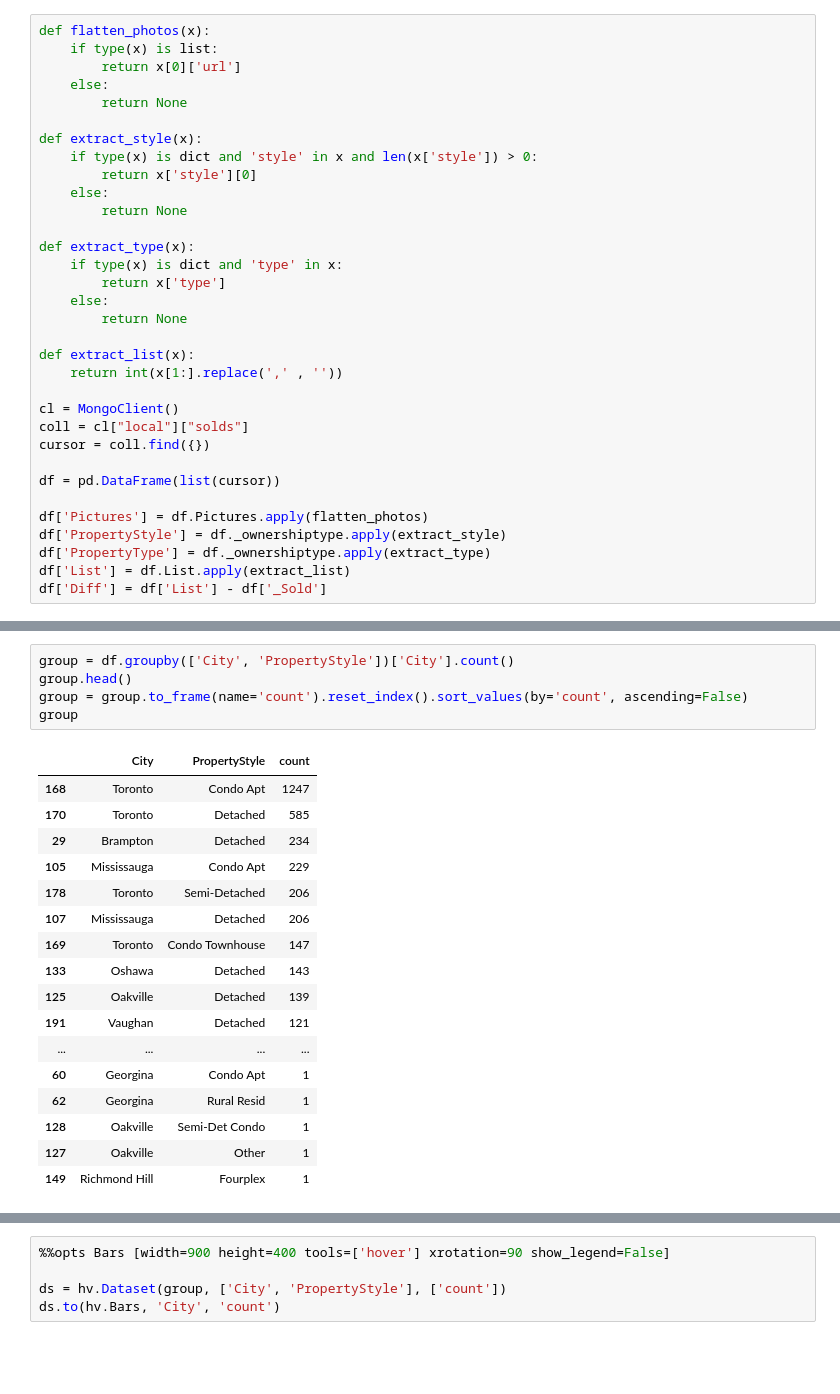
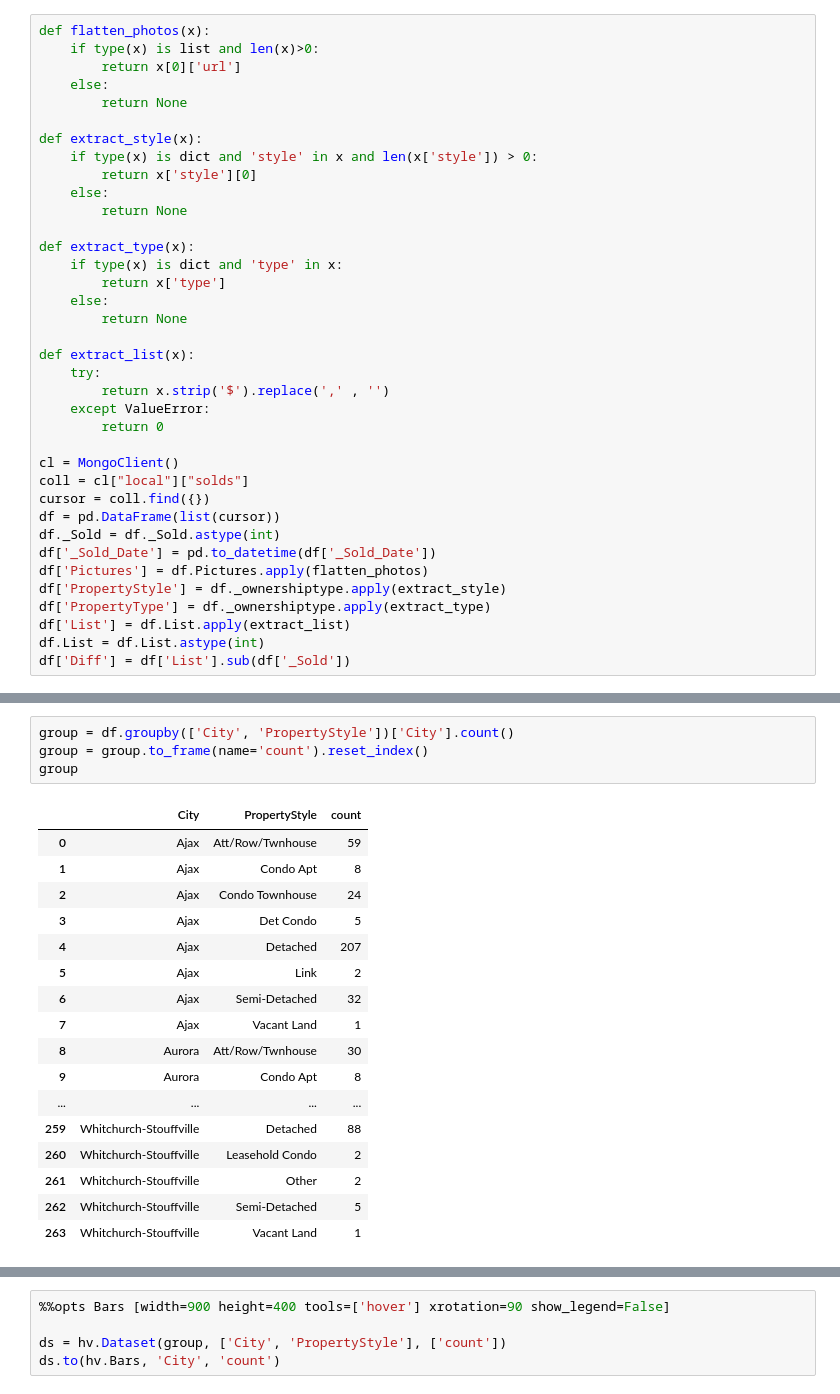
Before and after one commit to kzabashta/toronto-housing, a Jupyter notebook: analysis.ipynb, the cells around one changed output, grey strips where cells are left out. Saved outputs shown, nothing was run; the diff lists cells and outputs as text; blank space fills up the shorter version.

```diff
--- a/analysis.ipynb
+++ b/analysis.ipynb
@@ -11,6 +14,6 @@ from pymongo import MongoClient
 # %%
 def flatten_photos(x):
-    if type(x) is list:
+    if type(x) is list and len(x)>0:
         return x[0]['url']
     else:
         return None
@@ -28,19 +31,23 @@ def extract_type(x):
         return None
 
 def extract_list(x):
-    return int(x[1:].replace(',' , ''))
+    try:
+        return x.strip('$').replace(',' , '')
+    except ValueError:
+        return 0
 
 cl = MongoClient()
 coll = cl["local"]["solds"]
 cursor = coll.find({})
-
 df = pd.DataFrame(list(cursor))
-
+df._Sold = df._Sold.astype(int)
+df['_Sold_Date'] = pd.to_datetime(df['_Sold_Date'])
 df['Pictures'] = df.Pictures.apply(flatten_photos)
 df['PropertyStyle'] = df._ownershiptype.apply(extract_style)
 df['PropertyType'] = df._ownershiptype.apply(extract_type)
 df['List'] = df.List.apply(extract_list)
-df['Diff'] = df['List'] - df['_Sold']
+df.List = df.List.astype(int)
+df['Diff'] = df['List'].sub(df['_Sold'])
 # %%
 df.head()
 # %% [output]
@@ -53,23 +60,22 @@ df.head()
 # %%
 group = df.groupby(['City', 'PropertyStyle'])['City'].count()
-group.head()
-group = group.to_frame(name='count').reset_index().sort_values(by='count', ascending=False)
+group = group.to_frame(name='count').reset_index()
 group
 # %% [output]
 |  | City | PropertyStyle | count |
-| 168 | Toronto | Condo Apt | 1247 |
-| 170 | Toronto | Detached | 585 |
-| 29 | Brampton | Detached | 234 |
-| 105 | Mississauga | Condo Apt | 229 |
-| 178 | Toronto | Semi-Detached | 206 |
-| 107 | Mississauga | Detached | 206 |
-| 169 | Toronto | Condo Townhouse | 147 |
-| 133 | Oshawa | Detached | 143 |
-| 125 | Oakville | Detached | 139 |
-| 191 | Vaughan | Detached | 121 |
+| 0 | Ajax | Att/Row/Twnhouse | 59 |
+| 1 | Ajax | Condo Apt | 8 |
+| 2 | Ajax | Condo Townhouse | 24 |
+| 3 | Ajax | Det Condo | 5 |
+| 4 | Ajax | Detached | 207 |
+| 5 | Ajax | Link | 2 |
+| 6 | Ajax | Semi-Detached | 32 |
+| 7 | Ajax | Vacant Land | 1 |
+| 8 | Aurora | Att/Row/Twnhouse | 30 |
+| 9 | Aurora | Condo Apt | 8 |
 | ... | ... | ... | ... |
-| 60 | Georgina | Condo Apt | 1 |
-| 62 | Georgina | Rural Resid | 1 |
-| 128 | Oakville | Semi-Det Condo | 1 |
-| 127 | Oakville | Other | 1 |
-| 149 | Richmond Hill | Fourplex | 1 |
+| 259 | Whitchurch-Stouffville | Detached | 88 |
+| 260 | Whitchurch-Stouffville | Leasehold Condo | 2 |
+| 261 | Whitchurch-Stouffville | Other | 2 |
+| 262 | Whitchurch-Stouffville | Semi-Detached | 5 |
+| 263 | Whitchurch-Stouffville | Vacant Land | 1 |
```
Also changed, not shown: parts of 7 cells of this notebook, 4 other files.
